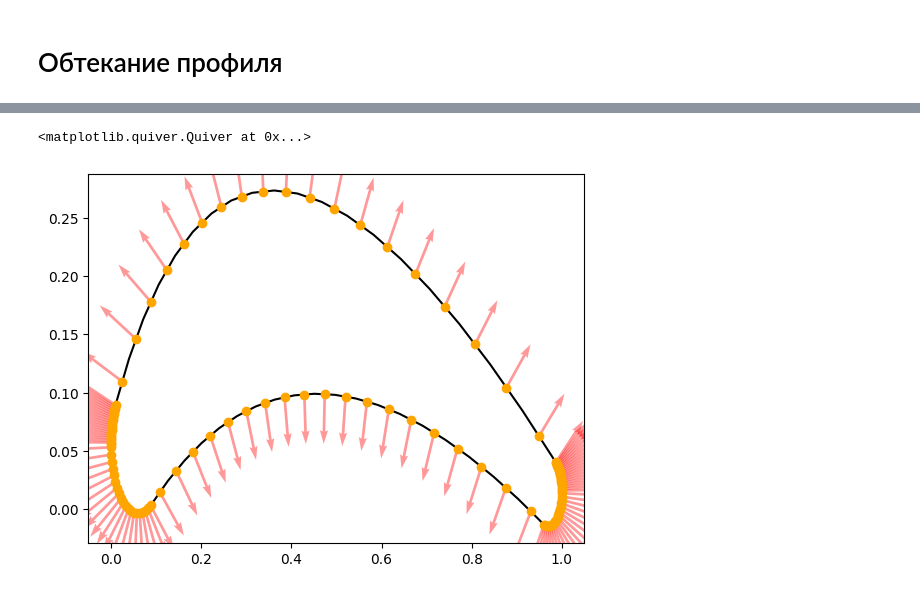
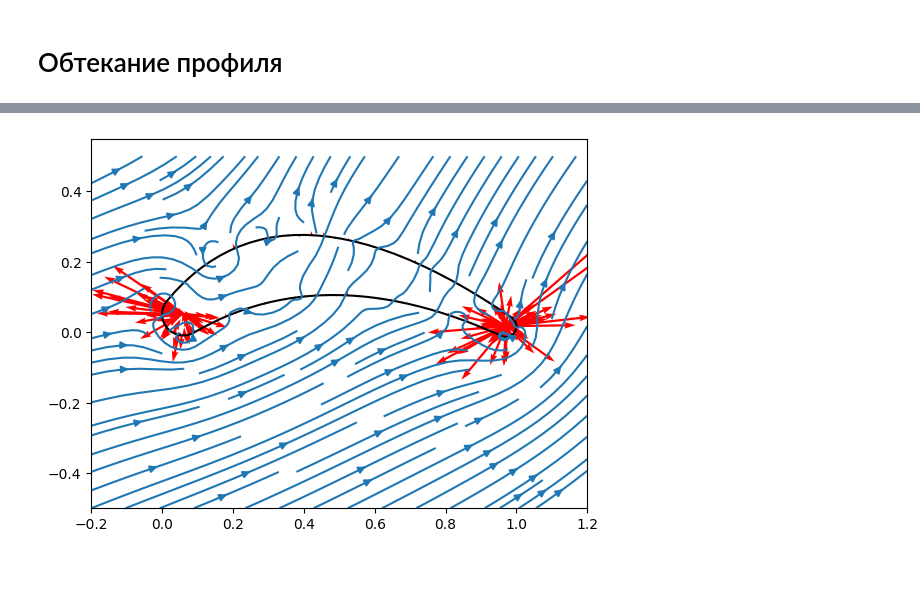
Before and after one commit to ParkhomenkoDV/airfoil, a Jupyter notebook: airfoil_fluid_flow.ipynb, the cells around one changed output, grey strips where cells are left out. Cells and saved outputs as stored; diff of their text form; code cells hidden in the pictures.

```diff
--- a/airfoil_fluid_flow.ipynb
+++ b/airfoil_fluid_flow.ipynb
@@ -184,15 +194,25 @@ def get_panel_normals(x, y):
 # %%
-x, y = np.array(x), np.array(y)
 xc, yc = get_panel_centers(x, y)
-nx, ny = get_panel_normals(x, y)
+xn, yn = get_panel_normals(x, y)
+# %%
+dis = 500
+x_box_lim = (-0.2, 1.2)
+y_box_lim = (-0.5, 0.5)
+
+vortexs = array((x, y, np.random.randn(len(x))/3)).T
+bounds = (20, 15)
+# %%
+ux, uy = u((xc, yc), vortexs, bounds=bounds)
+projection = xn*ux + yn*uy
+# %%
+X, Y = np.meshgrid(linspace(*x_box_lim, dis), linspace(*y_box_lim, dis))
+ux, uy = u((X, Y), vortexs, bounds=bounds)
 # %%
-plt.plot(x,y,color='black')
-plt.plot(xc, yc, 'o', color='orange')
+plt.plot(x,y, color='black')
 plt.quiver(xc,yc,
-           nx,ny,
-           color='red',
-           scale=10,
-           alpha=0.4)
+           projection*xn, projection*yn,
+           color='red')
+plt.streamplot(X, Y, ux, uy)
+plt.show()
 # %% [output]
-<matplotlib.quiver.Quiver at 0x...>
-[figure, old version]
+[figure, new version]
```
Also changed, not shown: parts of 46 cells of this notebook.
